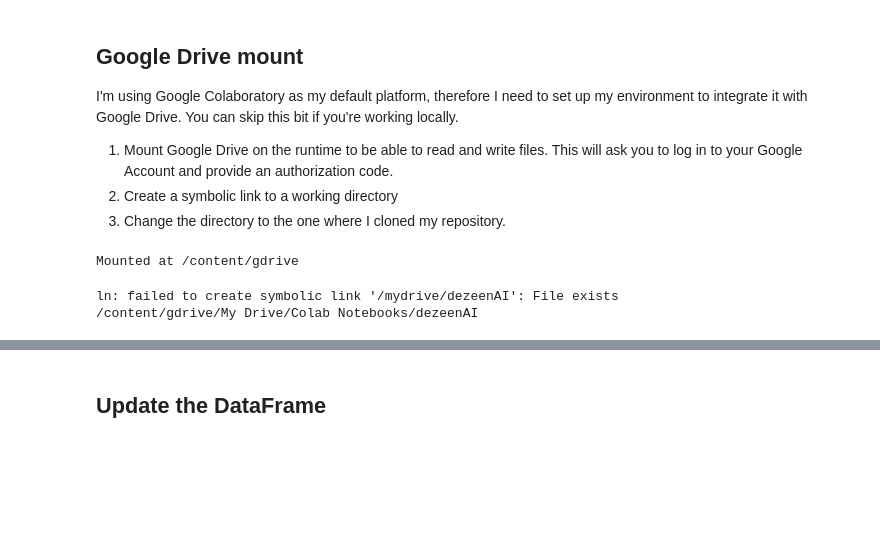
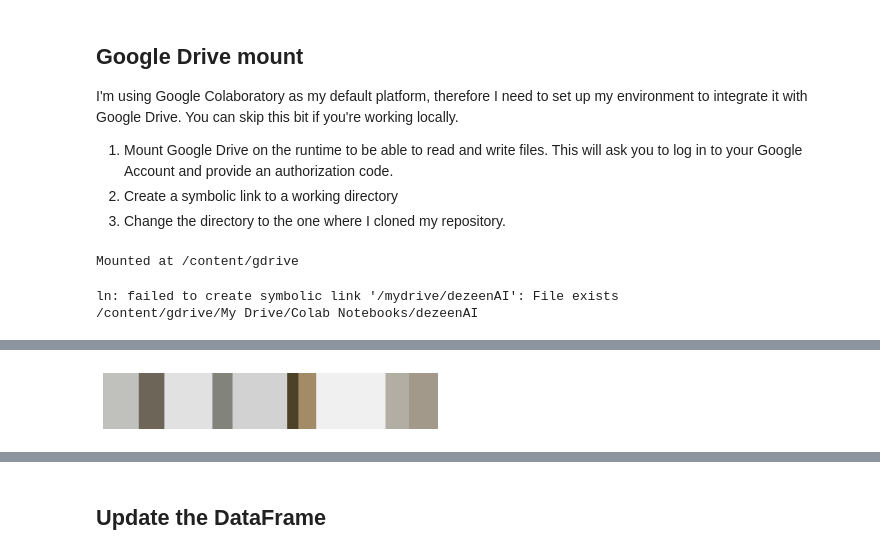
Before and after one commit to rickkk856/dezeenAI, a Jupyter notebook: 2_DominantColours.ipynb, the cells around one changed output, grey strips where cells are left out. Saved outputs shown, nothing was run; the diff lists cells and outputs as text; code cells hidden in the pictures; blank space fills up the shorter version.

```diff
--- a/2_DominantColours.ipynb
+++ b/2_DominantColours.ipynb
@@ -201,0 +70,8 @@ Starting. This might take a few hours to complete...
+# %%
+# import the DataFrame
+df = pd.read_csv('files/df_articles-images-downloaded.csv', index_col=0)
+
+# reverse the order and reset index
+df = df[::-1]
+df.reset_index(drop=True, inplace=True)
+df
@@ -201,0 +181,23 @@ Starting. This might take a few hours to complete...
+# %%
+def centroidHistogram(clt):
+
+  '''
+  Takes the fitted KMeans clustering estimator and returns the size distribution of the clusters.
+
+  Parameters:
+  clt (estimator): Fitted Kmeans estimator
+
+  Returns:
+  hist (array): Histogram array
+  '''
+
+  # range of numbers the length of number of clusters as ndarray
+  numLabels = np.arange(0, len(np.unique(clt.labels_))+1)
+  # histrogram of the number of pixels
+  (hist,_) = np.histogram(clt.labels_, bins = numLabels)
+
+  # normalize the histrogram, such that it sums to one'
+  hist = hist.astype('float')
+  hist /= hist.sum()
+
+  return hist
@@ -201,0 +257,14 @@ Starting. This might take a few hours to complete...
+# %%
+# find color clusters
+clt = clusterColors(image)
+# find color distribution
+hist = centroidHistogram(clt)
+# create a color bar
+bar = colorBar(hist, clt)
+
+plt.figure()
+plt.axis('off')
+plt.imshow(bar)
+plt.show()
+# %% [output]
+[figure, added]
```
Also changed, not shown: parts of 38 cells of this notebook, 6 other files.
